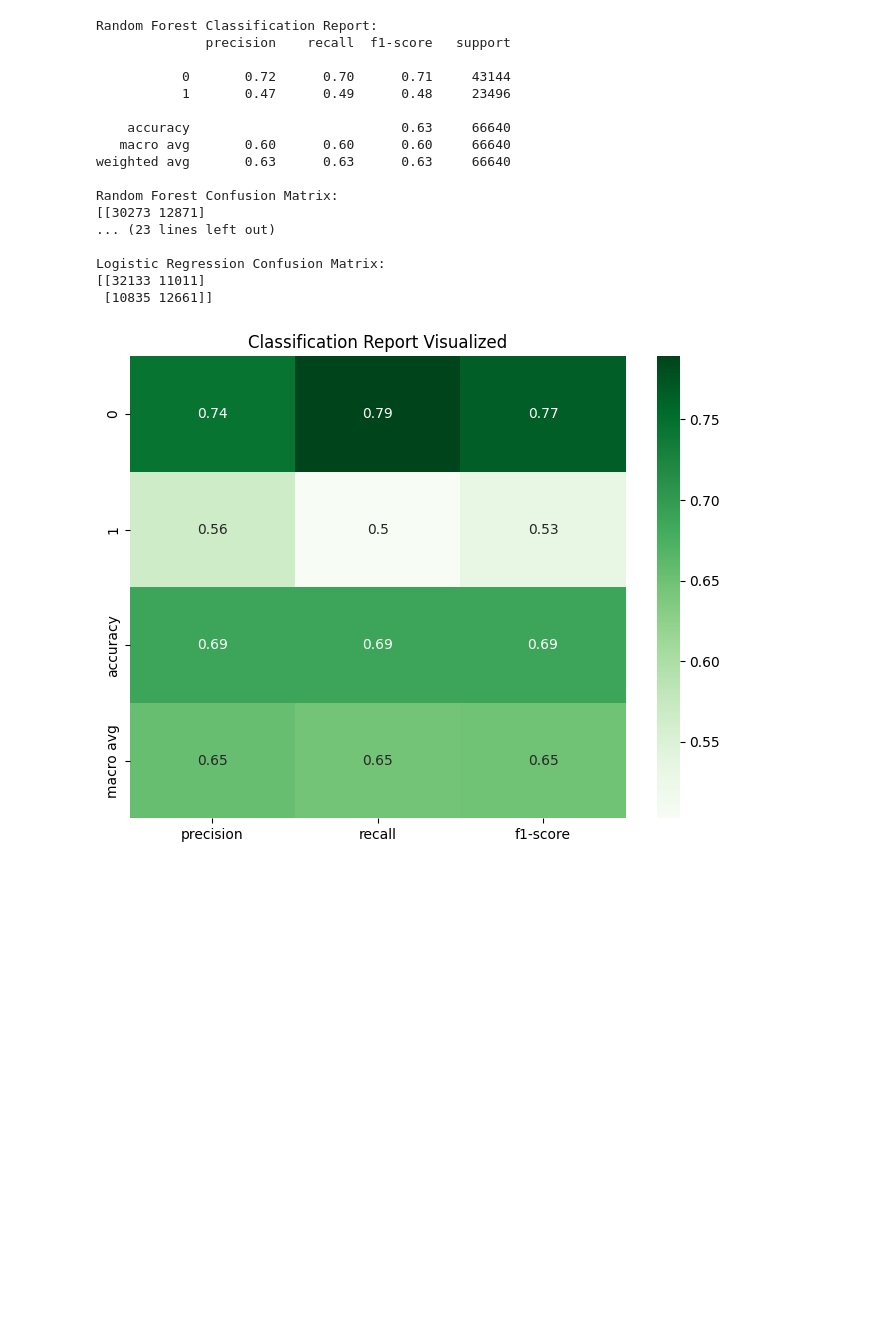
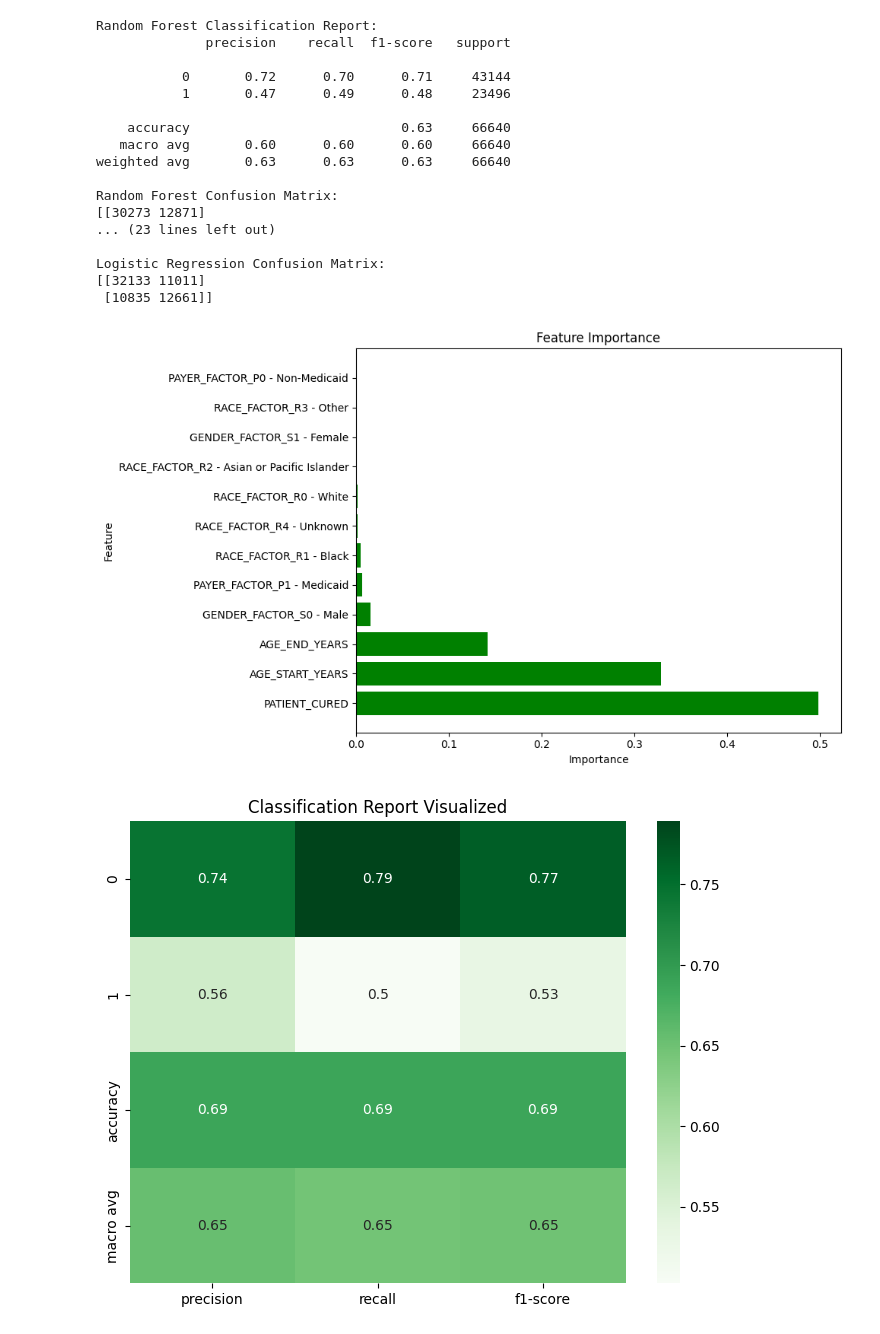
Before and after one commit to SebRousSunga/Comp541Group4, a Jupyter notebook: foodAllergies.ipynb, the cells around one changed output. Cells and saved outputs as stored; diff of their text form; code cells hidden in the pictures; blank space fills up the shorter version.

Commit message:
added code block to plot feature importance

```diff
--- a/foodAllergies.ipynb
+++ b/foodAllergies.ipynb
@@ -232,6 +231,29 @@ Random Forest Confusion Matrix:
 Logistic Regression Confusion Matrix:
 [[32133 11011]
  [10835 12661]]
+# %%
+
+
+importantFeatures = gb_model.feature_importances_
+featureNames = X_train_resample.columns
+
+#Data frame just for the feature names and how "important" each feature was for the model
+importanceDF = pd.DataFrame({
+    'Feature': featureNames,
+    'Importance': importantFeatures
+}).sort_values(by='Importance',ascending=True)
+
+
+plt.figure(figsize=(10, 6))
+plt.barh(importanceDF['Feature'], importanceDF['Importance'], color='green')
+plt.xlabel('Importance')
+plt.ylabel('Feature')
+plt.title('Feature Importance')
+plt.gca().invert_yaxis()  # Invert y-axis to show the most important feature at the top
+plt.tight_layout()
+plt.show()
+# %% [output]
+[figure, added]
 # %%
 report = classification_report(y_test, y_pred_gb, output_dict=True)
 
```
Also changed, not shown: parts of 2 cells of this notebook.
